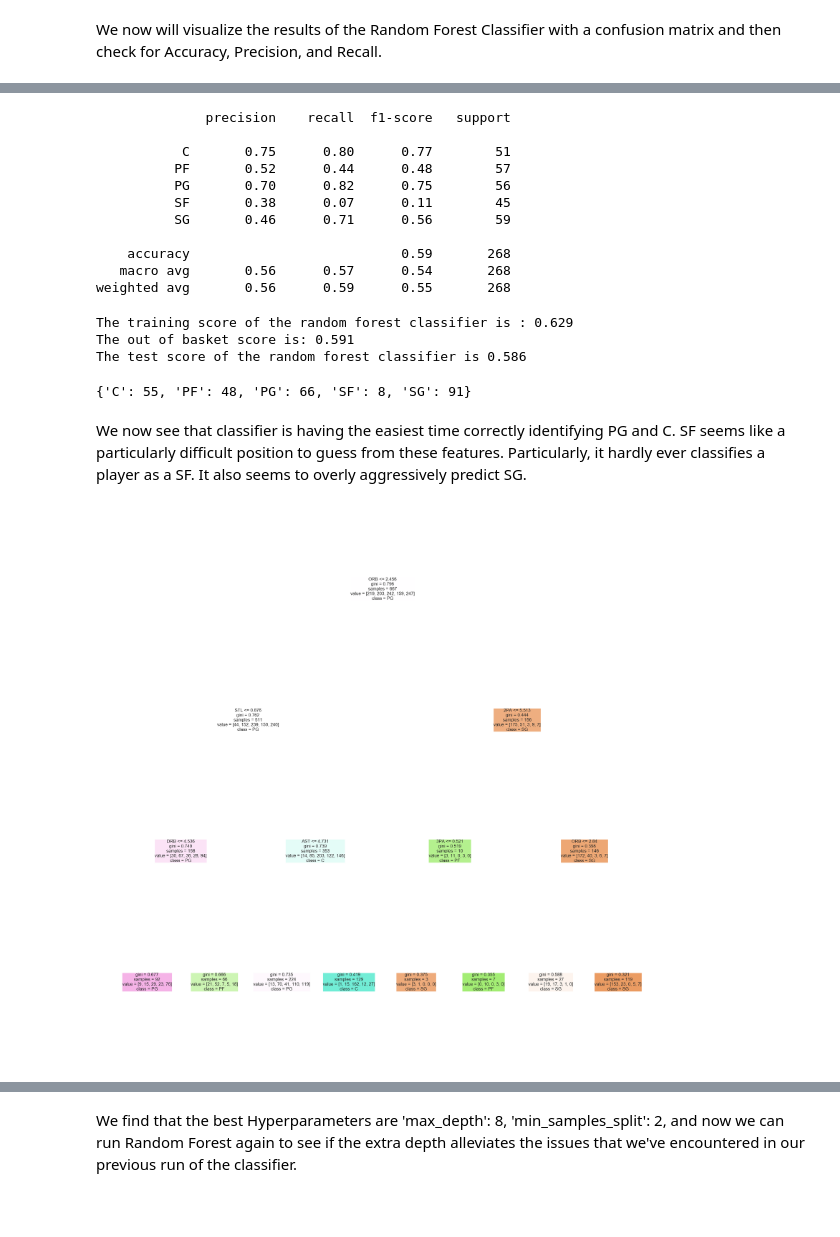
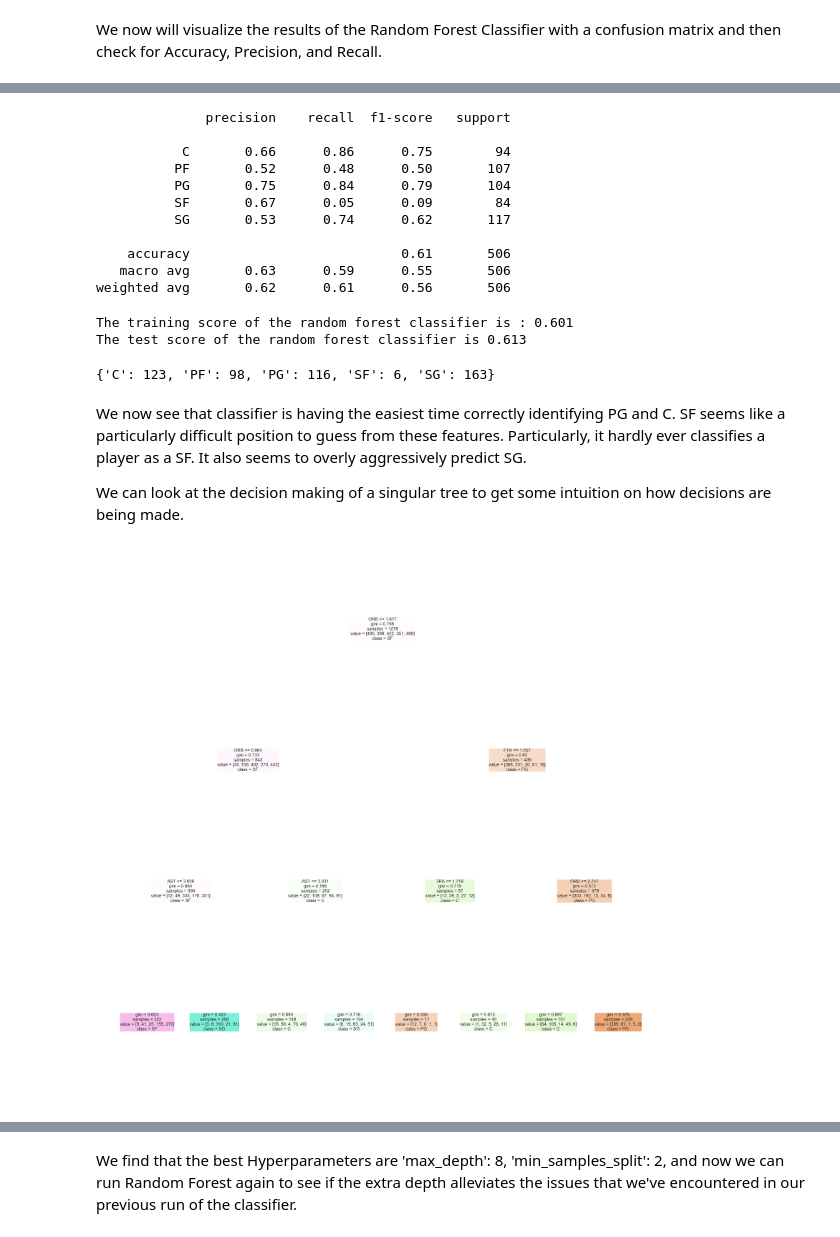
Before and after one commit to CommonerCoffee/Classifying-2016-2020-NBA-Positions-with-Random-Forest, a Jupyter notebook: NBA_Positions.ipynb, the cells around one changed output, grey strips where cells are left out. Drawn from its saved outputs; the diff is of its cells as text; code cells hidden in the pictures; blank space fills up the shorter version.

```diff
--- a/NBA_Positions.ipynb
+++ b/NBA_Positions.ipynb
@@ -14,3 +6,18 @@ NBA = pd.concat(map(pd.read_csv, ["C:/Users/Raymond Luu/Downloads/Coding/Dataset
+# %%
+import pandas as pd
+NBA_2016 = pd.read_csv("C:/Users/Raymond Luu/Downloads/Coding/Datasets/NBA_2016.csv")
+NBA_2017 = pd.read_csv("C:/Users/Raymond Luu/Downloads/Coding/Datasets/NBA_2017.csv")
+NBA_2018 = pd.read_csv("C:/Users/Raymond Luu/Downloads/Coding/Datasets/NBA_2018.csv")
+NBA_2019 = pd.read_csv("C:/Users/Raymond Luu/Downloads/Coding/Datasets/NBA_2019.csv")
+NBA_2020 = pd.read_csv("C:/Users/Raymond Luu/Downloads/Coding/Datasets/NBA_2020.csv")
+
+NBA_2016["Year"] = '2016'
+NBA_2017["Year"] = '2017'
+NBA_2018["Year"] = '2018'
+NBA_2019["Year"] = '2019'
+NBA_2020["Year"] = '2020'
+
+NBA = pd.concat([NBA_2016,NBA_2017,NBA_2018,NBA_2019,NBA_2020])
 # %% [markdown]
 ### Data Cleaning
 
@@ -25,6 +32,9 @@ We have a couple of steps to take for preliminary cleaning.
 4) Finally, we drop some of the columns used that either have no bearing on in-game performance or are redundant.
 # %%
 #Identifying traded players and filtering
+NBA["Player"] = NBA["Player"]+NBA["Year"]
+
+Player_freq = NBA.Player.value_counts()
 Traded = NBA[(NBA.Player.isin(Player_freq.index[Player_freq > 1])) & (NBA.Tm == 'TOT')]
 Non_Traded = NBA[(NBA.Player.isin(Player_freq.index[Player_freq == 1]))]
 NBA = pd.concat([Non_Traded,Traded])
@@ -72,7 +82,7 @@ Y = NBA.Pos
 
 X_train, X_test, Y_train, Y_test = train_test_split(X, Y, test_size = 0.20, random_state=23)
 
-clf = RandomForestClassifier(n_estimators =200, oob_score=True, max_depth =3,
+clf = RandomForestClassifier(n_estimators =100, oob_score=True, max_depth =3,
                             random_state = 23)
 
 clf.fit(X_train, Y_train)
@@ -122,15 +135,15 @@ print(metrics.classification_report(Y_test, Y_pred))
 # %% [output]
               precision    recall  f1-score   support
 
-           C       0.75      0.80      0.77        51
-          PF       0.52      0.44      0.48        57
-          PG       0.70      0.82      0.75        56
-          SF       0.38      0.07      0.11        45
-          SG       0.46      0.71      0.56        59
+           C       0.66      0.86      0.75        94
+          PF       0.52      0.48      0.50       107
+          PG       0.75      0.84      0.79       104
+          SF       0.67      0.05      0.09        84
+          SG       0.53      0.74      0.62       117
 
-    accuracy                           0.59       268
-   macro avg       0.56      0.57      0.54       268
-weighted avg       0.56      0.59      0.55       268
+    accuracy                           0.61       506
+   macro avg       0.63      0.59      0.55       506
+weighted avg       0.62      0.61      0.56       506
 # %%
 train_accuracy = clf.score(X_train, Y_train)
 test_accuracy = clf.score(X_test, Y_test)
@@ -138,33 +151,36 @@ test_accuracy = clf.score(X_test, Y_test)
 print(f"The training score of the random forest classifier is : {train_accuracy:.3f}")
 print(f"The test score of the random forest classifier is {test_accuracy:.3f}")
 # %% [output]
-The training score of the random forest classifier is : 0.629
-The out of basket score is: 0.591
-The test score of the random forest classifier is 0.586
+The training score of the random forest classifier is : 0.601
+The test score of the random forest classifier is 0.613
 # %%
 #Seeing the distribution of Predictions
+import numpy as np
+
 unique, counts = np.unique(Y_pred, return_counts=True)
 dict(zip(unique, counts))
 # %% [output]
-{'C': 55, 'PF': 48, 'PG': 66, 'SF': 8, 'SG': 91}
+{'C': 123, 'PF': 98, 'PG': 116, 'SF': 6, 'SG': 163}
 # %% [markdown]
 We now see that classifier is having the easiest time correctly identifying PG and C.
 SF seems like a particularly difficult position to guess from these features. Particularly, it hardly ever classifies a player as a SF. It also seems to overly aggressively predict SG.
+
+We can look at the decision making of a singular tree to get some intuition on how decisions are being made.
 # %%
 from sklearn import tree
+import numpy as np
 
-import numpy as np
-a = np.array(y_test.unique())
+a = np.array(Y_test.unique())
 a = a.astype('<U10')
 a
 
 fig, axes = plt.subplots(nrows = 1,ncols = 1,figsize = (4,4), dpi=800)
 tree.plot_tree(clf.estimators_[1],
                    feature_names = X.columns,
                    class_names = a,
                    filled = True);
 # %% [output]
-[figure, old version]
+[figure, new version]
 # %% [markdown]
 ### Improving our model by tuning hyperparameters
 
```
Also changed, not shown: parts of 11 cells of this notebook.
